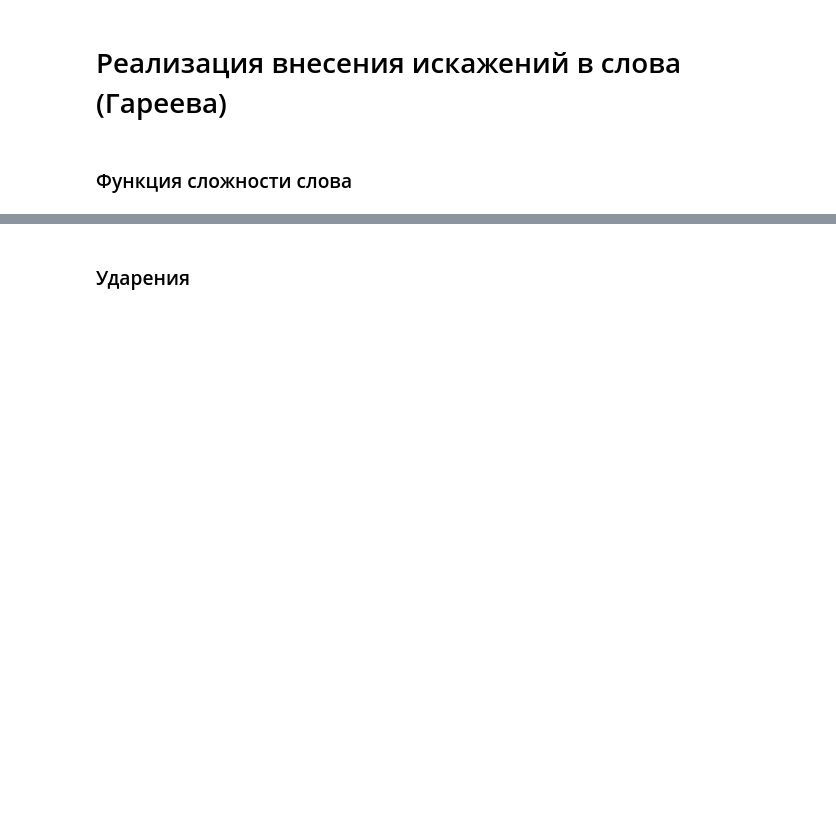
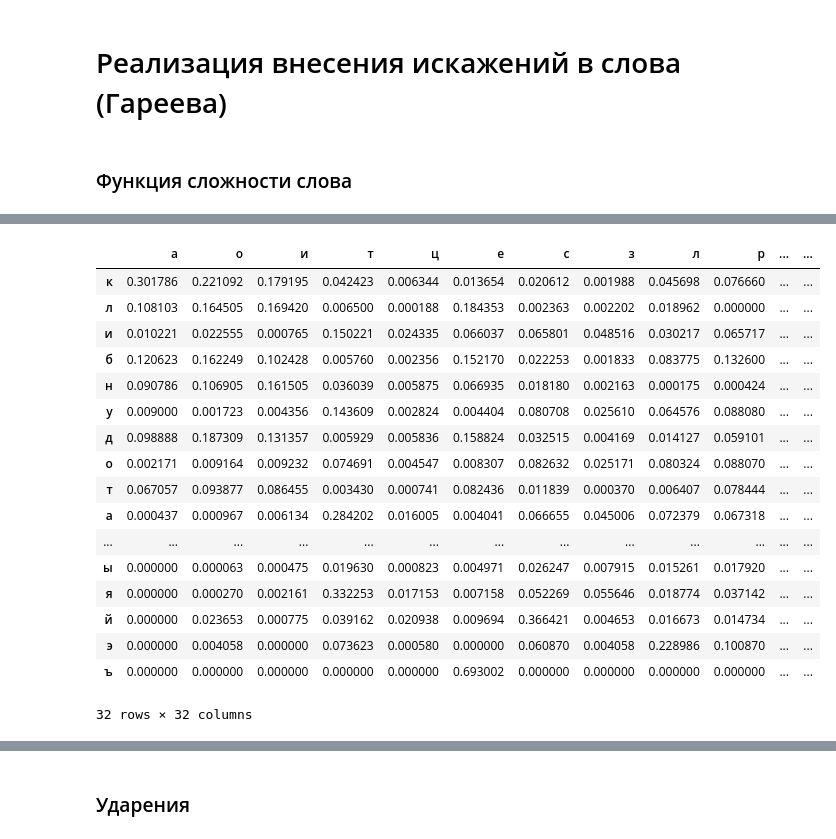
Before and after one commit to NanamyYu/grammarzeka, a Jupyter notebook: labs/create_distortions.ipynb, the cells around one changed output, grey strips where cells are left out. Cells and saved outputs as stored; diff of their text form; code cells hidden in the pictures; blank space fills up the shorter version.

```diff
--- a/labs/create_distortions.ipynb
+++ b/labs/create_distortions.ipynb
@@ -6,0 +18,33 @@
+# %%
+letters_dict = dict()
+letters = set('абвгдежзийклмнопрстуфхцчшщъыьэюя')
+for word in morph_df.index:
+    for i in range(len(word) - 1):
+        c = word[i]
+        next_c = word[i + 1]
+        if c in letters and next_c in letters:
+            if c not in letters_dict:
+                letters_dict[c] = defaultdict(int)
+            letters_dict[c][next_c] += 1
+letter_df = pd.DataFrame.from_dict(letters_dict, orient='index').fillna(0)
+letter_df = letter_df.div(letter_df.sum(axis=1), axis=0)
+letter_df
+# %% [output]
+|  | а | о | и | т | ц | е | с | з | л | р | ... | ... |
+| к | 0.301786 | 0.221092 | 0.179195 | 0.042423 | 0.006344 | 0.013654 | 0.020612 | 0.001988 | 0.045698 | 0.076660 | ... | ... |
+| л | 0.108103 | 0.164505 | 0.169420 | 0.006500 | 0.000188 | 0.184353 | 0.002363 | 0.002202 | 0.018962 | 0.000000 | ... | ... |
+| и | 0.010221 | 0.022555 | 0.000765 | 0.150221 | 0.024335 | 0.066037 | 0.065801 | 0.048516 | 0.030217 | 0.065717 | ... | ... |
+| б | 0.120623 | 0.162249 | 0.102428 | 0.005760 | 0.002356 | 0.152170 | 0.022253 | 0.001833 | 0.083775 | 0.132600 | ... | ... |
+| н | 0.090786 | 0.106905 | 0.161505 | 0.036039 | 0.005875 | 0.066935 | 0.018180 | 0.002163 | 0.000175 | 0.000424 | ... | ... |
+| у | 0.009000 | 0.001723 | 0.004356 | 0.143609 | 0.002824 | 0.004404 | 0.080708 | 0.025610 | 0.064576 | 0.088080 | ... | ... |
+| д | 0.098888 | 0.187309 | 0.131357 | 0.005929 | 0.005836 | 0.158824 | 0.032515 | 0.004169 | 0.014127 | 0.059101 | ... | ... |
+| о | 0.002171 | 0.009164 | 0.009232 | 0.074691 | 0.004547 | 0.008307 | 0.082632 | 0.025171 | 0.080324 | 0.088070 | ... | ... |
+| т | 0.067057 | 0.093877 | 0.086455 | 0.003430 | 0.000741 | 0.082436 | 0.011839 | 0.000370 | 0.006407 | 0.078444 | ... | ... |
+| а | 0.000437 | 0.000967 | 0.006134 | 0.284202 | 0.016005 | 0.004041 | 0.066655 | 0.045006 | 0.072379 | 0.067318 | ... | ... |
+| ... | ... | ... | ... | ... | ... | ... | ... | ... | ... | ... | ... | ... |
+| ы | 0.000000 | 0.000063 | 0.000475 | 0.019630 | 0.000823 | 0.004971 | 0.026247 | 0.007915 | 0.015261 | 0.017920 | ... | ... |
+| я | 0.000000 | 0.000270 | 0.002161 | 0.332253 | 0.017153 | 0.007158 | 0.052269 | 0.055646 | 0.018774 | 0.037142 | ... | ... |
+| й | 0.000000 | 0.023653 | 0.000775 | 0.039162 | 0.020938 | 0.009694 | 0.366421 | 0.004653 | 0.016673 | 0.014734 | ... | ... |
+| э | 0.000000 | 0.004058 | 0.000000 | 0.073623 | 0.000580 | 0.000000 | 0.060870 | 0.004058 | 0.228986 | 0.100870 | ... | ... |
+| ъ | 0.000000 | 0.000000 | 0.000000 | 0.000000 | 0.000000 | 0.693002 | 0.000000 | 0.000000 | 0.000000 | 0.000000 | ... | ... |
+32 rows × 32 columns
```
Also changed, not shown: parts of 36 cells of this notebook, 4 other files.
